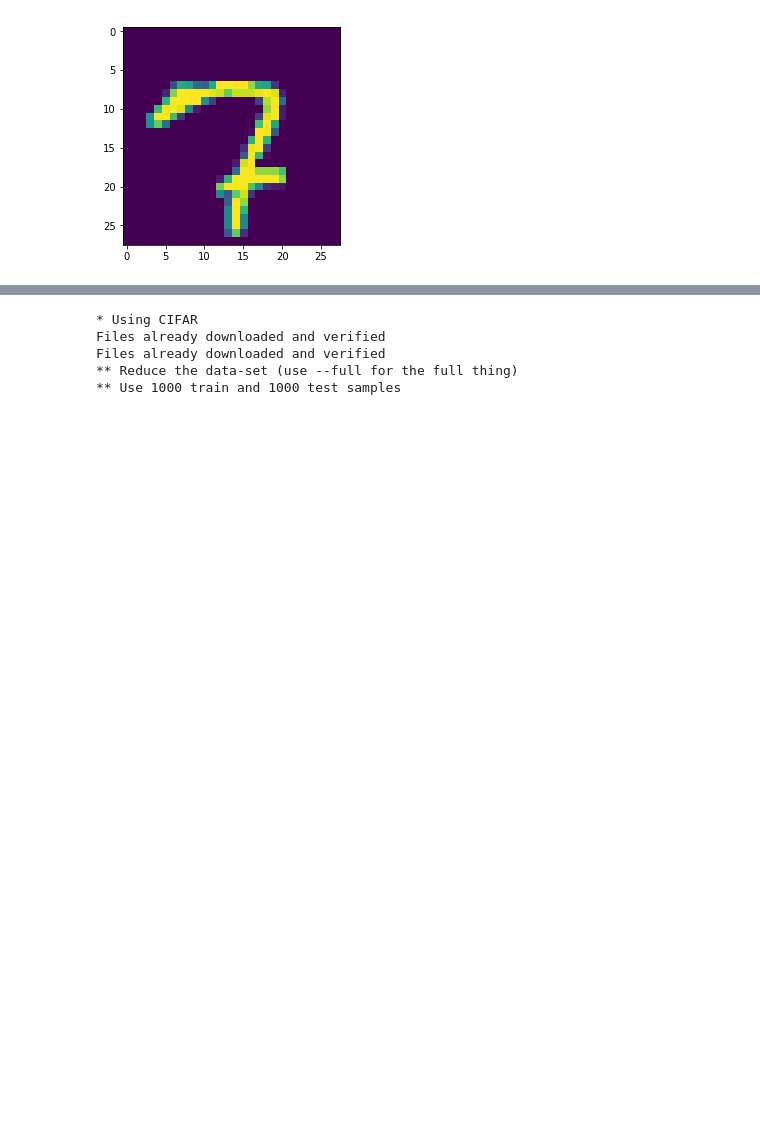
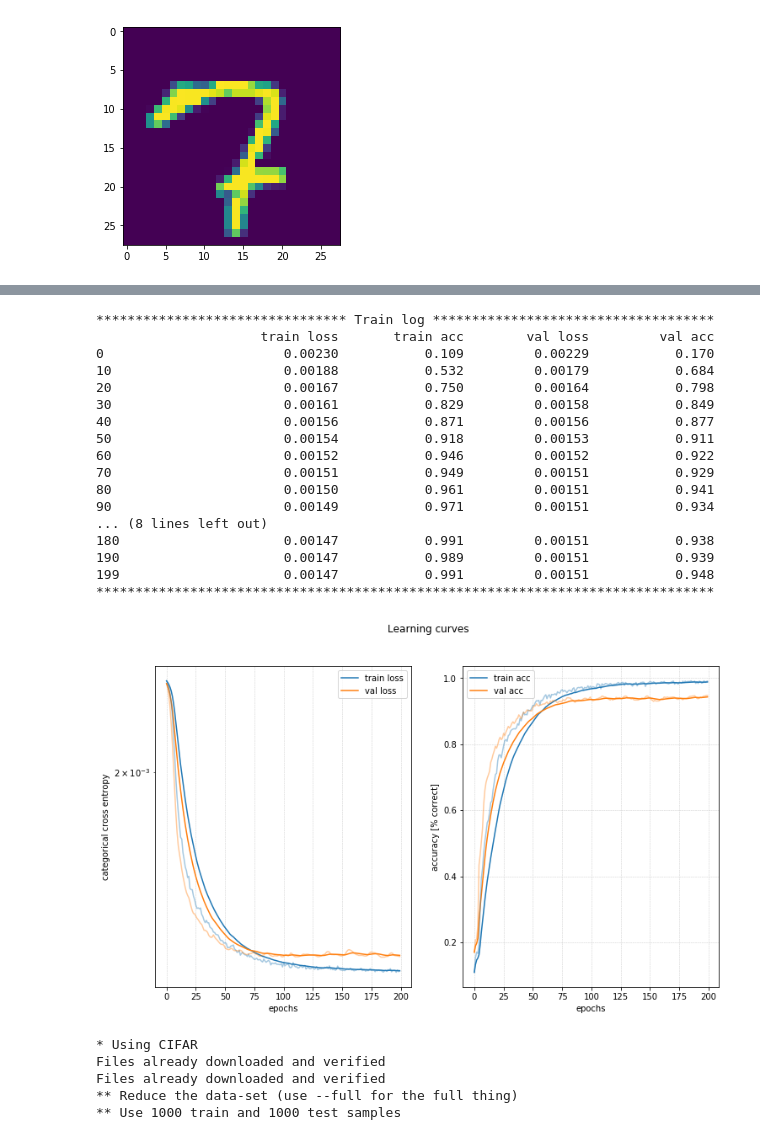
Before and after one commit to palexlee/DeepWololo, a Jupyter notebook: baseline.ipynb, the cells around one changed output, grey strips where cells are left out. Drawn from its saved outputs; the diff is of its cells as text; code cells hidden in the pictures; blank space fills up the shorter version.

```diff
--- a/baseline.ipynb
+++ b/baseline.ipynb
@@ -130,3 +166,33 @@ plt.imshow(test_input[36, 0])
+# %%
+crit_fun = lambda input_, target : (input_, target)
+y_hat_fun = lambda y: y.argmax(1)
+
+LeNet = LeNet_gen()
+loss_fun = nn.CrossEntropyLoss(weight=crossEntropyClassesWeigths)
+learning_rate = 0.005
+
+mt = ModelTrainer(LeNet, loss_fun, optim.Adam(LeNet.parameters(), lr=learning_rate), y_hat_fun, crit_fun)
+hist = mt.fit(train_dataset, biased_dataset, epochs=200, batch_size=None, verbose=10)
+mt.plot_training("Learning curves")
+# %% [output]
+******************************** Train log ************************************
+                     train loss       train acc        val loss         val acc
+0                       0.00230           0.109         0.00229           0.170
+10                      0.00188           0.532         0.00179           0.684
+20                      0.00167           0.750         0.00164           0.798
+30                      0.00161           0.829         0.00158           0.849
+40                      0.00156           0.871         0.00156           0.877
+50                      0.00154           0.918         0.00153           0.911
+60                      0.00152           0.946         0.00152           0.922
+70                      0.00151           0.949         0.00151           0.929
+80                      0.00150           0.961         0.00151           0.941
+90                      0.00149           0.971         0.00151           0.934
+... (8 lines left out)
+180                     0.00147           0.991         0.00151           0.938
+190                     0.00147           0.989         0.00151           0.939
+199                     0.00147           0.991         0.00151           0.948
+*******************************************************************************
+[figure, added]
 # %%
 criterion = nn.CrossEntropyLoss()
 optimizer = optim.Adamax(alexnet.parameters(), lr=0.001)
```
Also changed, not shown: parts of 7 cells of this notebook.
